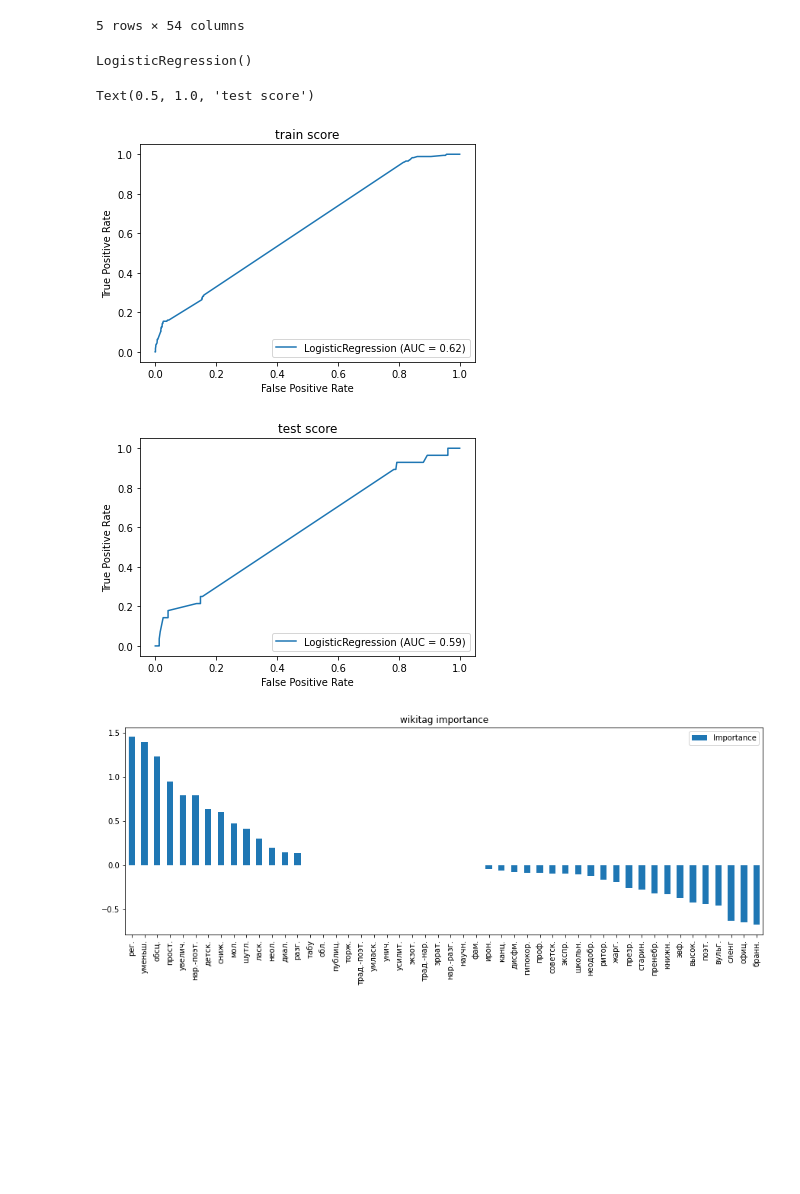
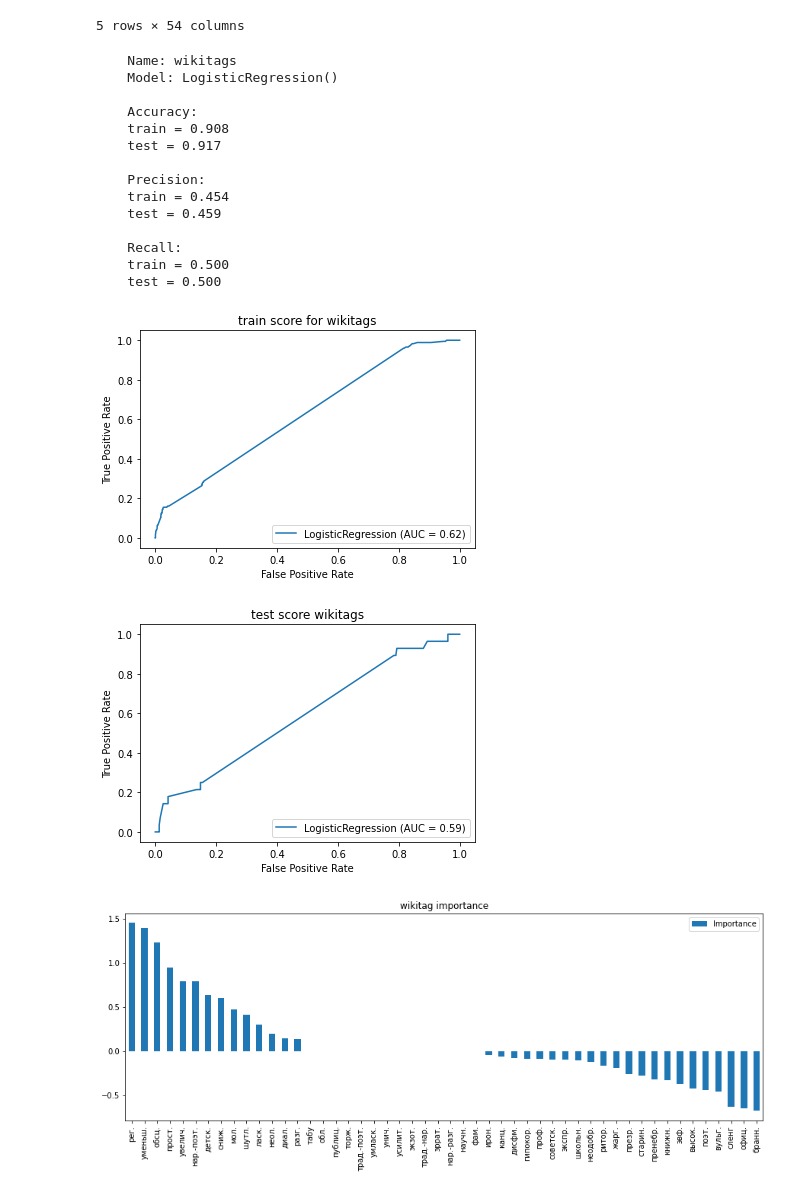
Before and after one commit to CherPasha/RussianFWords, a Jupyter notebook: ML_FW.ipynb, the cells around one changed output. Saved outputs shown, nothing was run; the diff lists cells and outputs as text; code cells hidden in the pictures; blank space fills up the shorter version.

```diff
--- a/ML_FW.ipynb
+++ b/ML_FW.ipynb
@@ -56,20 +105,26 @@ wikitag_train.head()
 | 508 | 0 | 0 | 0 | 0 | 0 | 0 | 0 | 0 | 0 | 0 | ... | ... |
 5 rows × 54 columns
 # %%
-wikiLog = LogisticRegression()
-wikiLog.fit(wikitag_train, y_train)
+wikiLog = LogisticRegression().fit(wikitag_train, y_train)
-# %% [output]
-LogisticRegression()
-# %%
-plot_roc_curve(wikiLog, wikitag_train, y_train)
-plt.gca().set_title('train score')
-
-plot_roc_curve(wikiLog, wikitag_test, y_test)
-plt.gca().set_title('test score')
-# %% [output]
-Text(0.5, 1.0, 'test score')
-[figure, removed]
-[figure, removed]
+# %%
+comparison_matrix = model_quality(wikiLog, 'wikitags', training=wikitag_train, testing=wikitag_test)
+# %% [output]
+    Name: wikitags
+    Model: LogisticRegression()
+
+    Accuracy:
+    train = 0.908
+    test = 0.917
+
+    Precision:
+    train = 0.454
+    test = 0.459
+
+    Recall:
+    train = 0.500
+    test = 0.500
+[figure, added]
+[figure, added]
 # %%
 top_features(wikiLog.coef_.T, 50, title='wikitag importance', names=wikitags)
 plt.gcf().set_size_inches((15,5))
```
Also changed, not shown: parts of 20 cells of this notebook, 1 other file.
